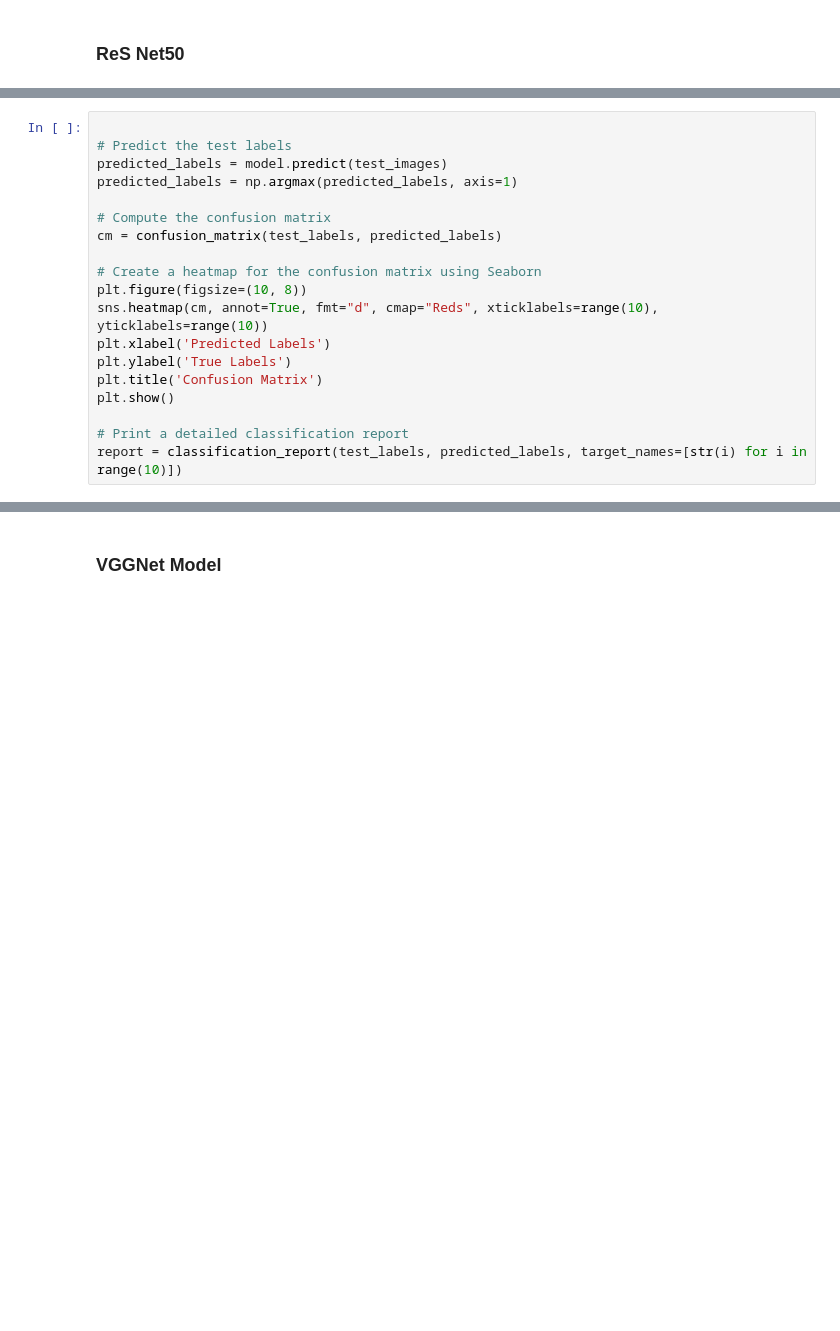
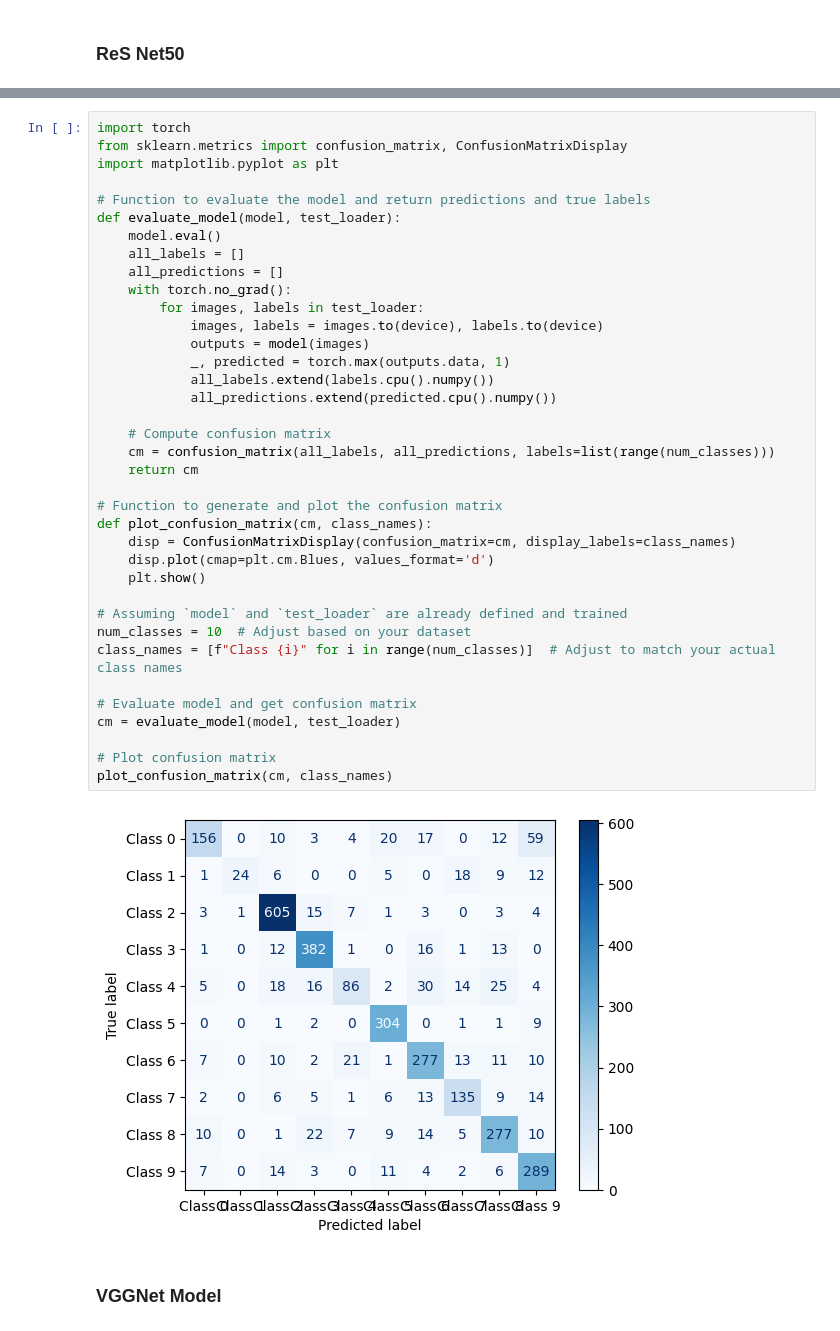
Before and after one commit to noelmt7/Tomato_Leaf_Disease_Detection, a Jupyter notebook: implementation.ipynb, the cells around one changed output, grey strips where cells are left out. Saved outputs shown, nothing was run; the diff lists cells and outputs as text; blank space fills up the shorter version.

```diff
--- a/implementation.ipynb
+++ b/implementation.ipynb
@@ -470,19 +342,0 @@ Test accuracy: 0.6608942151069641
-# %%
-
-# Predict the test labels
-predicted_labels = model.predict(test_images)
-predicted_labels = np.argmax(predicted_labels, axis=1)
-
-# Compute the confusion matrix
-cm = confusion_matrix(test_labels, predicted_labels)
-
-# Create a heatmap for the confusion matrix using Seaborn
-plt.figure(figsize=(10, 8))
-sns.heatmap(cm, annot=True, fmt="d", cmap="Reds", xticklabels=range(10), yticklabels=range(10))
-plt.xlabel('Predicted Labels')
-plt.ylabel('True Labels')
-plt.title('Confusion Matrix')
-plt.show()
-
-# Print a detailed classification report
-report = classification_report(test_labels, predicted_labels, target_names=[str(i) for i in range(10)])
@@ -492,3 +524,42 @@ report = classification_report(test_labels, predicted_labels, target_names=[str(
+# %%
+import torch
+from sklearn.metrics import confusion_matrix, ConfusionMatrixDisplay
+import matplotlib.pyplot as plt
+
+# Function to evaluate the model and return predictions and true labels
+def evaluate_model(model, test_loader):
+    model.eval()
+    all_labels = []
+    all_predictions = []
+    with torch.no_grad():
+        for images, labels in test_loader:
+            images, labels = images.to(device), labels.to(device)
+            outputs = model(images)
+            _, predicted = torch.max(outputs.data, 1)
+            all_labels.extend(labels.cpu().numpy())
+            all_predictions.extend(predicted.cpu().numpy())
+
+    # Compute confusion matrix
+    cm = confusion_matrix(all_labels, all_predictions, labels=list(range(num_classes)))
+    return cm
+
+# Function to generate and plot the confusion matrix
+def plot_confusion_matrix(cm, class_names):
+    disp = ConfusionMatrixDisplay(confusion_matrix=cm, display_labels=class_names)
+    disp.plot(cmap=plt.cm.Blues, values_format='d')
+    plt.show()
+
+# Assuming `model` and `test_loader` are already defined and trained
+num_classes = 10  # Adjust based on your dataset
+class_names = [f"Class {i}" for i in range(num_classes)]  # Adjust to match your actual class names
+
+# Evaluate model and get confusion matrix
+cm = evaluate_model(model, test_loader)
+
+# Plot confusion matrix
+plot_confusion_matrix(cm, class_names)
+# %% [output]
+[figure, added]
 # %% [markdown]
 ### **VGGNet Model**
 # %%
```
Also changed, not shown: parts of 15 cells of this notebook.
